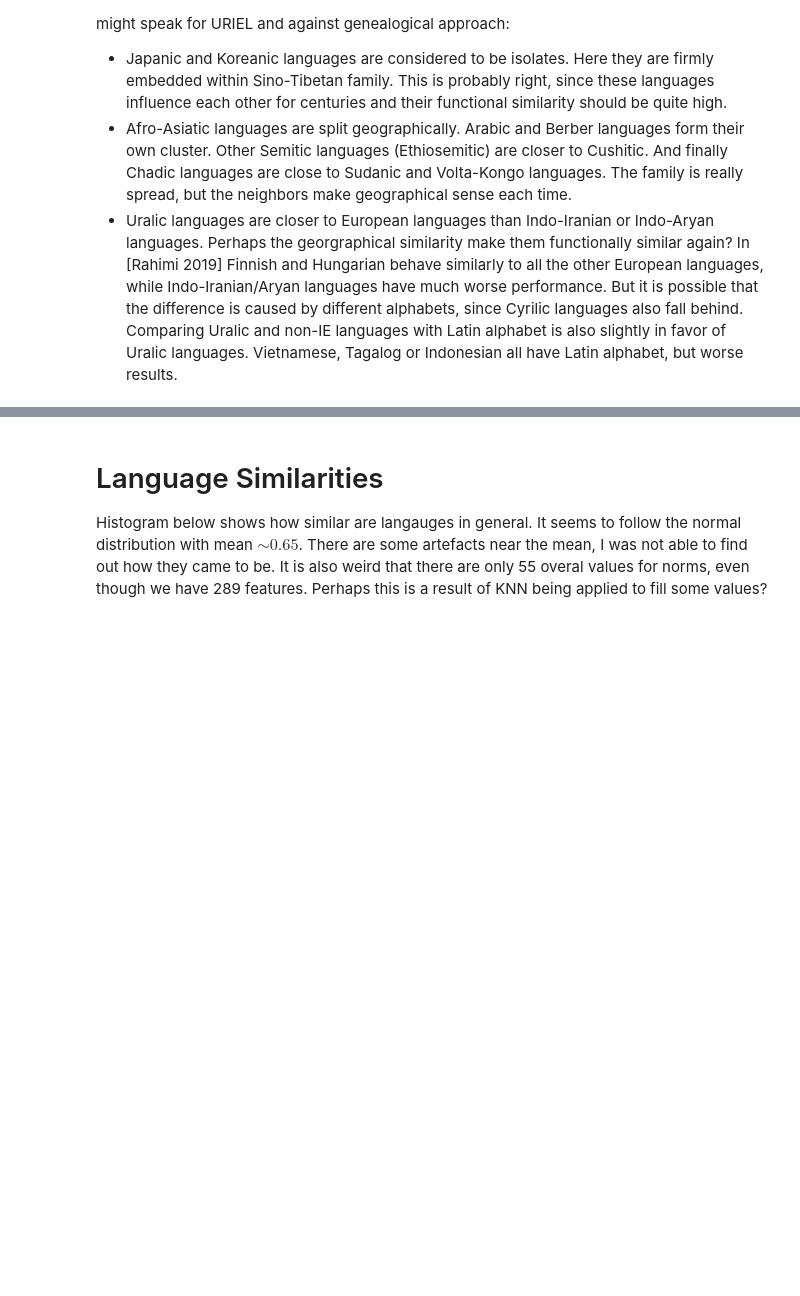
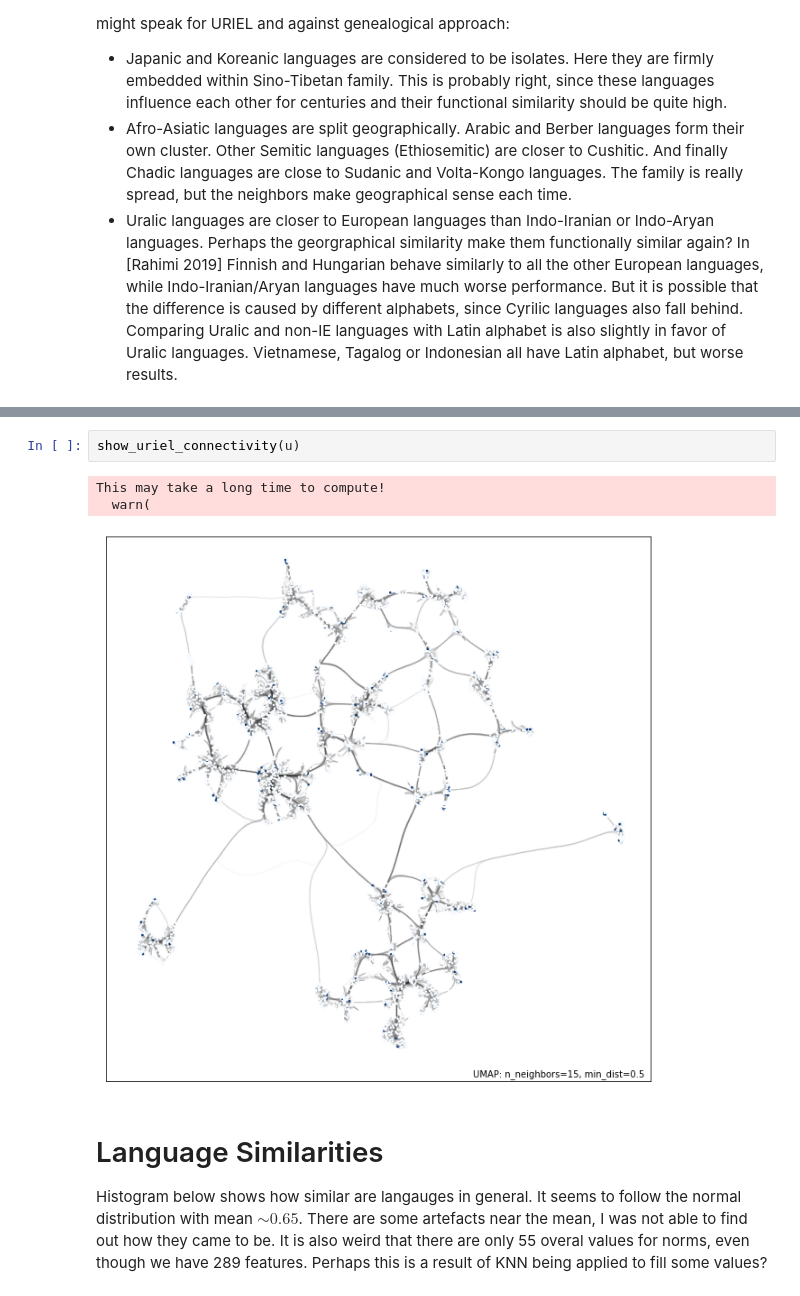
Before and after one commit to matus-pikuliak/multilingual-evaluation, a Jupyter notebook: n_uriel.ipynb, the cells around one changed output, grey strips where cells are left out. Cells and saved outputs as stored; diff of their text form; blank space fills up the shorter version.

Commit message:
Improved visualizations

```diff
--- a/n_uriel.ipynb
+++ b/n_uriel.ipynb
@@ -42,3 +31,9 @@ umap.plot.connectivity(trans, show_points=True, edge_bundling='hammer')
+# %%
+show_uriel_connectivity(u)
+# %% [output]
+This may take a long time to compute!
+  warn(
+[figure, added]
 # %% [markdown]
 # Language Similarities
 
```
Also changed, not shown: parts of 16 cells of this notebook, 8 other files.
